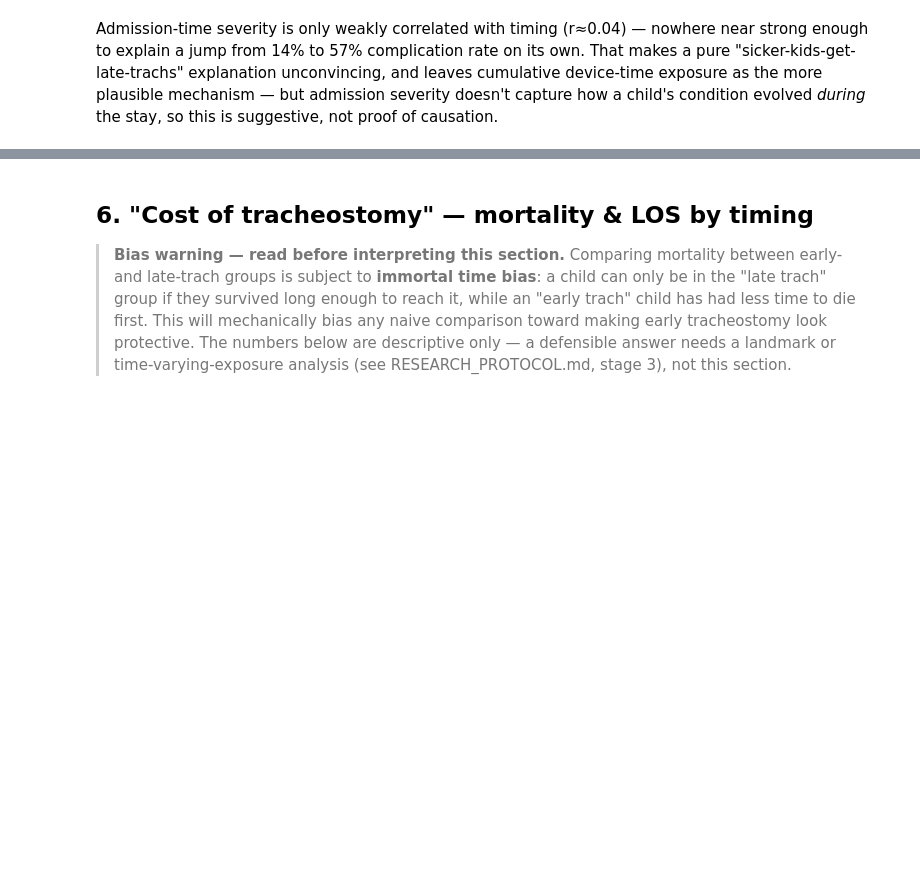
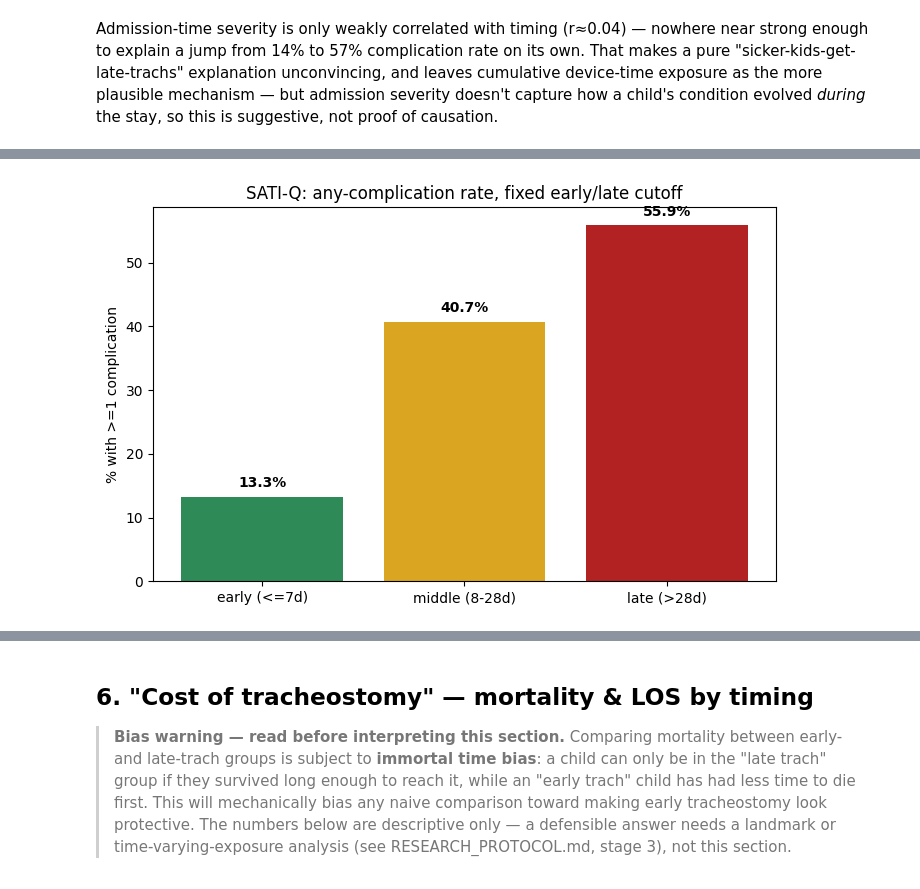
Before and after one commit to kickereb/wfpiccs-trach-eda, a Jupyter notebook: tracheostomy_timing_risk_tradeoff_EDA.ipynb, the cells around one changed output, grey strips where cells are left out. Cells and saved outputs as stored; diff of their text form; code cells hidden in the pictures; blank space fills up the shorter version.

```diff
--- a/tracheostomy_timing_risk_tradeoff_EDA.ipynb
+++ b/tracheostomy_timing_risk_tradeoff_EDA.ipynb
@@ -539,0 +544,11 @@ Admission-time severity is only weakly correlated with timing (r≈0.04) — now
+# %%
+s2['group_fixed'] = pd.cut(
+    s2['days_to_trach'], bins=[-0.001, 7, 28, 10**9],
+    labels=['early (<=7d)', 'middle (8-28d)', 'late (>28d)']
+)
+
+fixed_tbl = (s2.groupby('group_fixed', observed=True)[comp_cols + ['any_complication']].mean() * 100).round(1)
+fixed_tbl['n'] = s2.groupby('group_fixed', observed=True).size()
+fixed_tbl['icu_mortality_%'] = (s2.groupby('group_fixed', observed=True)['icu_mortality'].mean() * 100).round(1)
+fixed_tbl['los_median_days'] = s2.groupby('group_fixed', observed=True)['los_days'].median()
+fixed_tbl
@@ -539,0 +561,15 @@ Admission-time severity is only weakly correlated with timing (r≈0.04) — now
+# %%
+fig, ax = plt.subplots(figsize=(7, 4.5))
+x = range(3)
+labels = ['early (<=7d)', 'middle (8-28d)', 'late (>28d)']
+ax.bar(x, fixed_tbl.loc[labels, 'any_complication'], color=['seagreen', 'goldenrod', 'firebrick'])
+ax.set_xticks(list(x)); ax.set_xticklabels(labels)
+ax.set_ylabel('% with >=1 complication')
+ax.set_title('SATI-Q: any-complication rate, fixed early/late cutoff')
+for i, v in enumerate(fixed_tbl.loc[labels, 'any_complication']):
+    ax.text(i, v + 1.5, f'{v:.1f}%', ha='center', fontweight='bold')
+plt.tight_layout()
+plt.savefig(f'{BASE}/derived/fig_fixed_cutoff_complications.png', dpi=130)
+plt.show()
+# %% [output]
+[figure, added]
```
Also changed, not shown: parts of 3 cells of this notebook.
